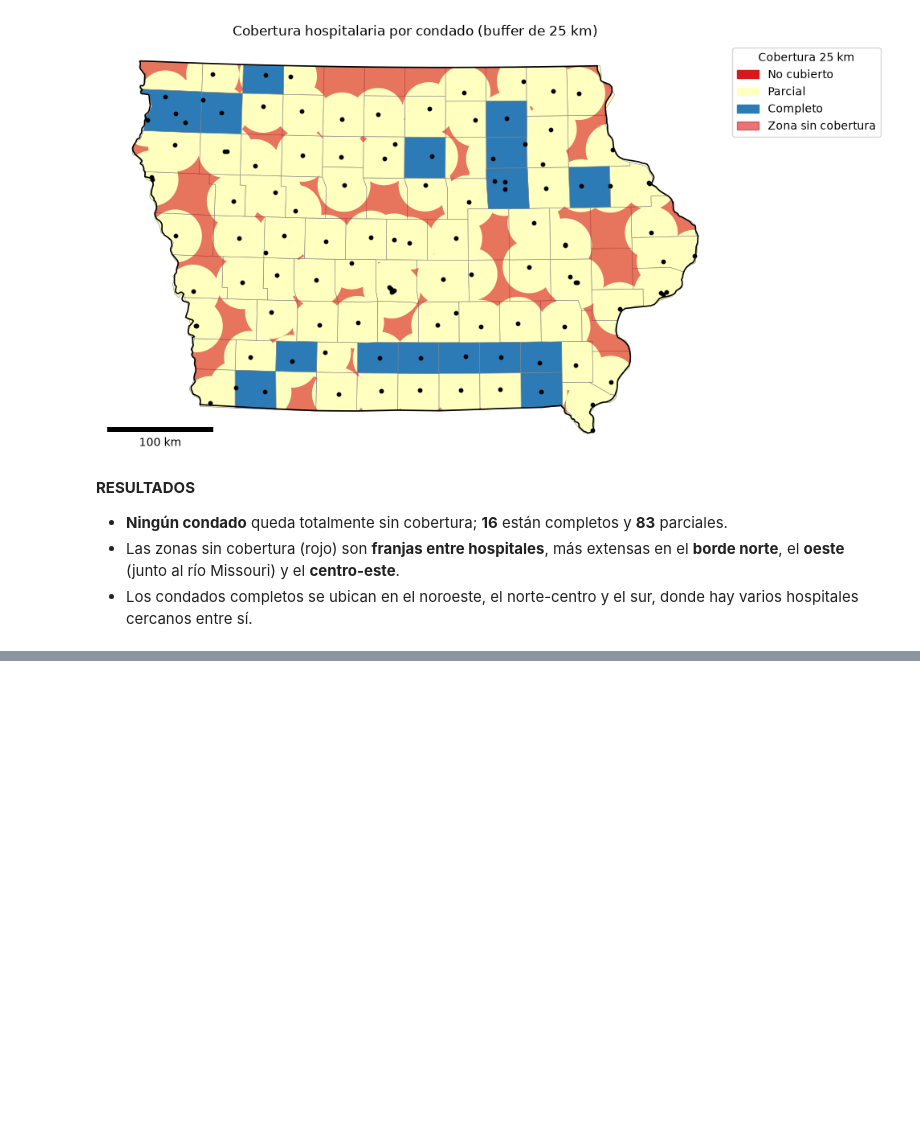
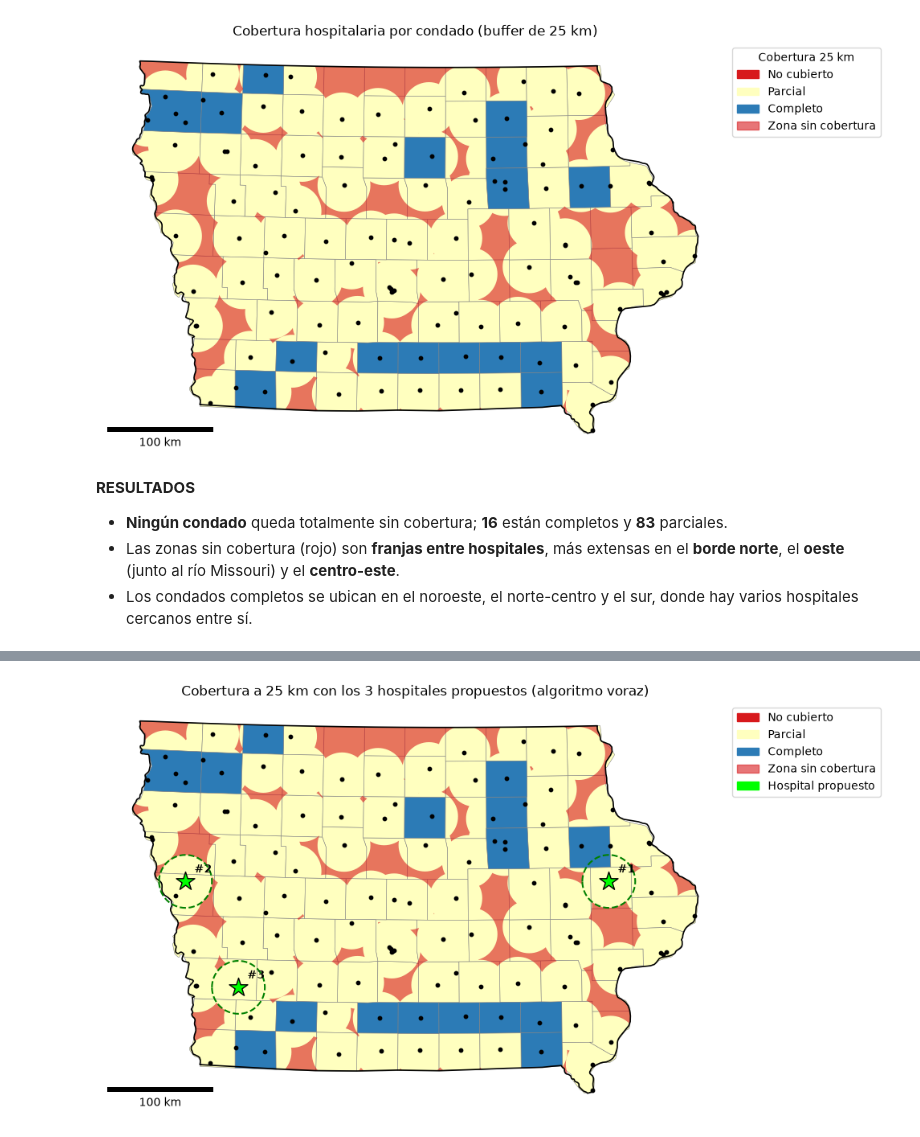
Before and after one commit to Tunchxz/CC2017-Laboratorio-5, a Jupyter notebook: laboratorio5.ipynb, the cells around one changed output, grey strips where cells are left out. Drawn from its saved outputs; the diff is of its cells as text; code cells hidden in the pictures; blank space fills up the shorter version.

```diff
--- a/laboratorio5.ipynb
+++ b/laboratorio5.ipynb
@@ -378,0 +635,8 @@ Name: count, dtype: int64
+# %%
+PASO = 50_000  # 50 km
+xmin, ymin, xmax, ymax = estado_ia.total_bounds
+xs, ys = np.meshgrid(np.arange(xmin, xmax, PASO), np.arange(ymin, ymax, PASO))
+grilla = gpd.GeoDataFrame(geometry=gpd.points_from_xy(xs.ravel(), ys.ravel()), crs=CRS_PROY)
+candidatos = gpd.sjoin(grilla, estado_ia[["geometry"]], predicate="intersects").drop(columns="index_right")
+candidatos = candidatos.reset_index(drop=True)
+print(f"Puntos de la grilla: {len(grilla)} | dentro de Iowa: {len(candidatos)}")
@@ -378,0 +677,15 @@ Name: count, dtype: int64
+# %%
+cobertura_actual = cob25
+seleccion = []
+for i in range(3):
+    ganancias = [poblacion_adicional(p, cobertura_actual) for p in candidatos.geometry]
+    mejor = int(np.argmax(ganancias))
+    punto = candidatos.geometry[mejor]
+    cobertura_actual = cobertura_actual.union(punto.buffer(RADIO_NUEVO * 1000))
+    seleccion.append({"iteracion": i + 1, "geometry": punto, "pob_adicional": ganancias[mejor],
+                      "cobertura_%": cobertura_poblacional(cond_ia, cobertura_actual) / POB_TOTAL * 100})
+
+seleccion = gpd.GeoDataFrame(seleccion, crs=CRS_PROY)
+seleccion["condado"] = gpd.sjoin(seleccion, cond_ia[["nombre", "geometry"]], predicate="within")["nombre"]
+print(f"Cobertura inicial (25 km): {cobertura_poblacional(cond_ia, cob25) / POB_TOTAL * 100:.2f} %")
+seleccion.drop(columns="geometry")
@@ -378,0 +698,23 @@ Name: count, dtype: int64
+# %%
+frac_final = fraccion_cubierta(cond_ia, cobertura_actual)
+estado_final = clasificar_cobertura(frac_final)
+
+fig, ax = plt.subplots(figsize=(10, 7))
+cond_ia.plot(ax=ax, color=estado_final.map(colores), edgecolor="grey", linewidth=0.4)
+estado_ia.difference(cobertura_actual).plot(ax=ax, color="#d7191c", alpha=0.6)
+estado_ia.boundary.plot(ax=ax, color="black", linewidth=1.2)
+hosp_ia.plot(ax=ax, color="black", markersize=10)
+gpd.GeoSeries(seleccion.buffer(RADIO_NUEVO * 1000), crs=CRS_PROY).boundary.plot(ax=ax, color="green", linestyle="--")
+seleccion.plot(ax=ax, color="lime", edgecolor="black", marker="*", markersize=300)
+for _, f in seleccion.iterrows():
+    ax.annotate(f"#{f['iteracion']}", (f.geometry.x, f.geometry.y), xytext=(8, 8),
+                textcoords="offset points", fontweight="bold")
+ax.legend(handles=[Patch(color=c, label=l) for l, c in colores.items()]
+          + [Patch(color="#d7191c", alpha=0.6, label="Zona sin cobertura"),
+             Patch(color="lime", label="Hospital propuesto")], loc="upper left", bbox_to_anchor=(1, 1))
+ax.add_artist(ScaleBar(1, units="m", location="lower left"))
+ax.set_title("Cobertura a 25 km con los 3 hospitales propuestos (algoritmo voraz)")
+ax.set_axis_off()
+plt.show()
+# %% [output]
+[figure, added]
```
Also changed, not shown: parts of 31 cells of this notebook.
